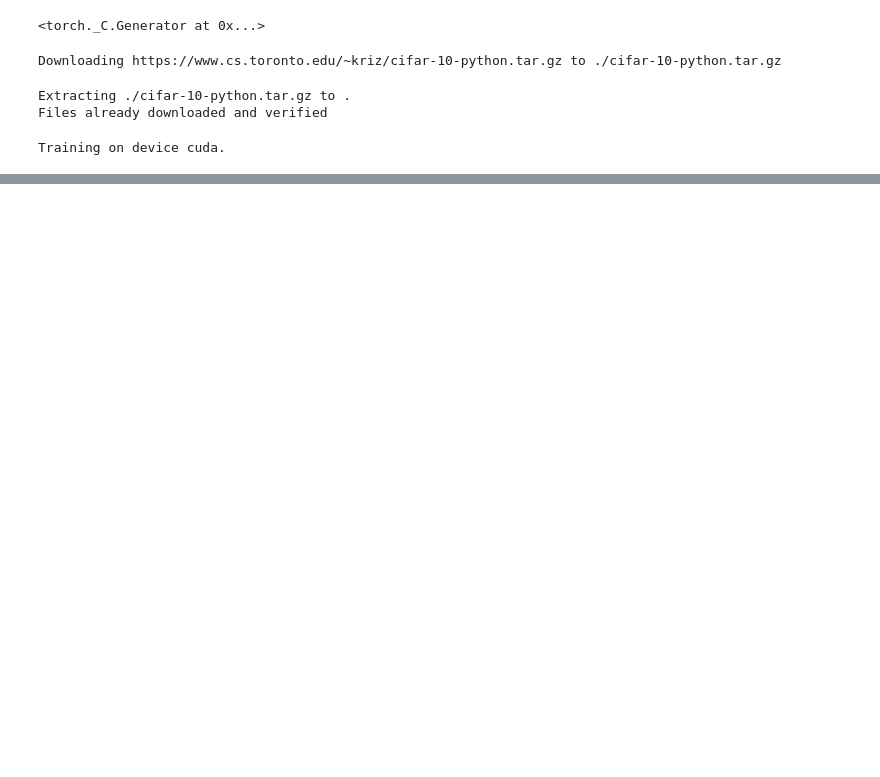
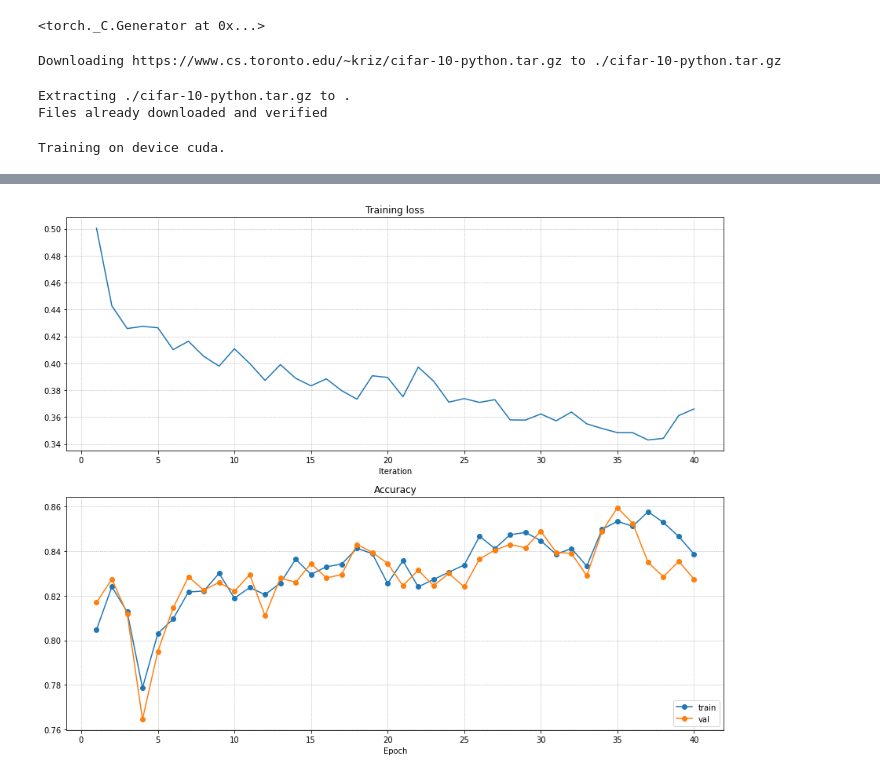
Before and after one commit to Bitdribble/dlwpt-code, a Jupyter notebook: colab/PyTorchCh8_Optimization.ipynb, the cells around one changed output, grey strips where cells are left out. Saved outputs shown, nothing was run; the diff lists cells and outputs as text; code cells hidden in the pictures; blank space fills up the shorter version.

```diff
--- a/colab/PyTorchCh8_Optimization.ipynb
+++ b/colab/PyTorchCh8_Optimization.ipynb
@@ -55,11 +55,10 @@ def training_loop(n_epochs, device, optimizer, model, loss_fn, train_loader, val
       "loss_train" : [],
       "acc_train" : [],
       "acc_val" : [],
-      "n_epochs" : n_epochs,
   }
 
   for epoch in range(1, n_epochs + 1):
-    model.train() # Set train mode
+    model.train() # Set train mode for epoch
     loss_train = 0.0
 
     for imgs, labels in train_loader:
@@ -74,6 +73,8 @@ def training_loop(n_epochs, device, optimizer, model, loss_fn, train_loader, val
       loss_train += loss.item()
 
     loss_train /= len(train_loader)
+
+    # Check accuracy. This sets eval mode.
     acc_train, acc_val = validate(model, device, train_loader, val_loader)
 
     hist["loss_train"].append(loss_train)
@@ -137,3 +177,23 @@ class Net(nn.Module):
+# %%
+dim = range(1, len(hist["loss_train"])+1)
+
+plt.subplot(2, 1, 1)
+plt.title('Training loss')
+plt.plot(dim, hist["loss_train"])
+plt.xlabel('Iteration')
+plt.grid(linestyle='--', linewidth=0.5)
+
+plt.subplot(2, 1, 2)
+plt.title('Accuracy')
+plt.plot(dim, hist["acc_train"], '-o', label='train')
+plt.plot(dim, hist["acc_val"], '-o', label='val')
+plt.xlabel('Epoch')
+plt.legend(loc='lower right')
+plt.gcf().set_size_inches(15, 12)
+plt.grid(linestyle='--', linewidth=0.5)
+plt.show()
+# %% [output]
+[figure, added]
 # %%
 # This implements Batch Normalization
 class NetBatchNorm(nn.Module):
```
Also changed, not shown: parts of 3 cells of this notebook.
